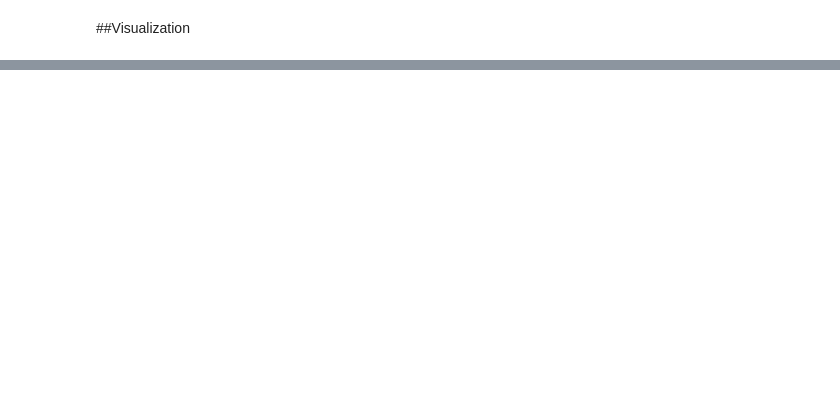
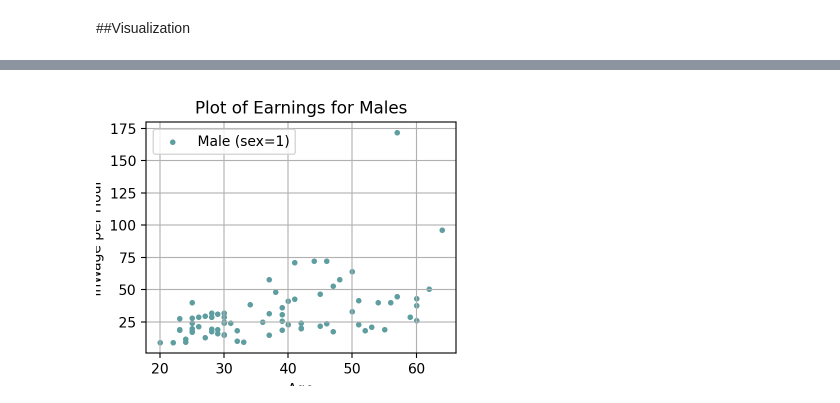
Before and after one commit to Jacopo21/EarningxOccupation, a Jupyter notebook: HM1/earnings.ipynb, the cells around one changed output, grey strips where cells are left out. Cells and saved outputs as stored; diff of their text form; code cells hidden in the pictures; blank space fills up the shorter version.

```diff
--- a/HM1/earnings.ipynb
+++ b/HM1/earnings.ipynb
@@ -427,0 +413,13 @@ No artists with labels found to put in legend.  Note that artists whose label st
+# %%
+data_male = data[data['sex'] == 1]
+
+plt.figure(figsize=(4, 3))
+plt.scatter(data_male['age'], data_male['w'], color='cadetblue', marker='.', label='Male (sex=1)')
+plt.title('Plot of Earnings for Males')
+plt.xlabel('Age')
+plt.ylabel('lnWage per Hour')
+plt.legend()
+plt.grid(True)
+plt.show()
+# %% [output]
+[figure, added]
```
Also changed, not shown: parts of 15 cells of this notebook.
